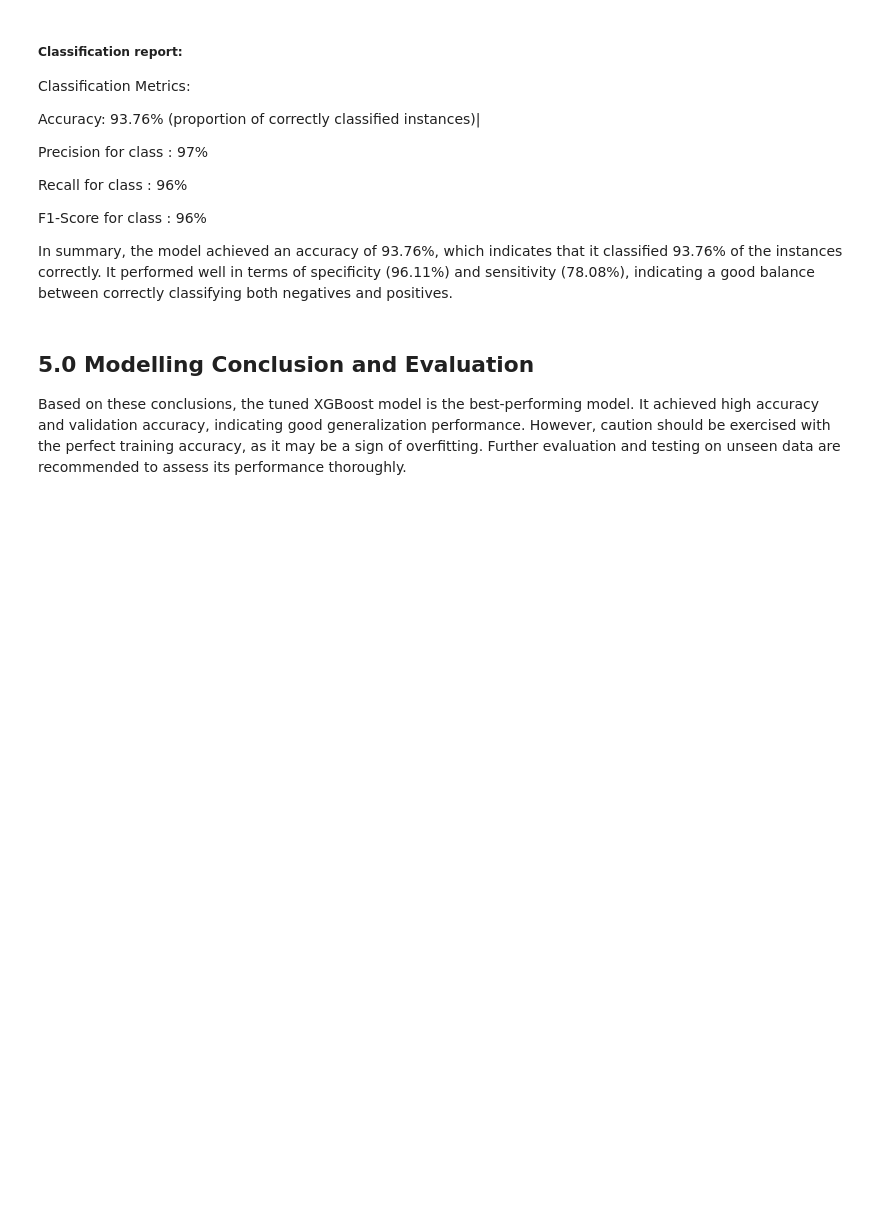
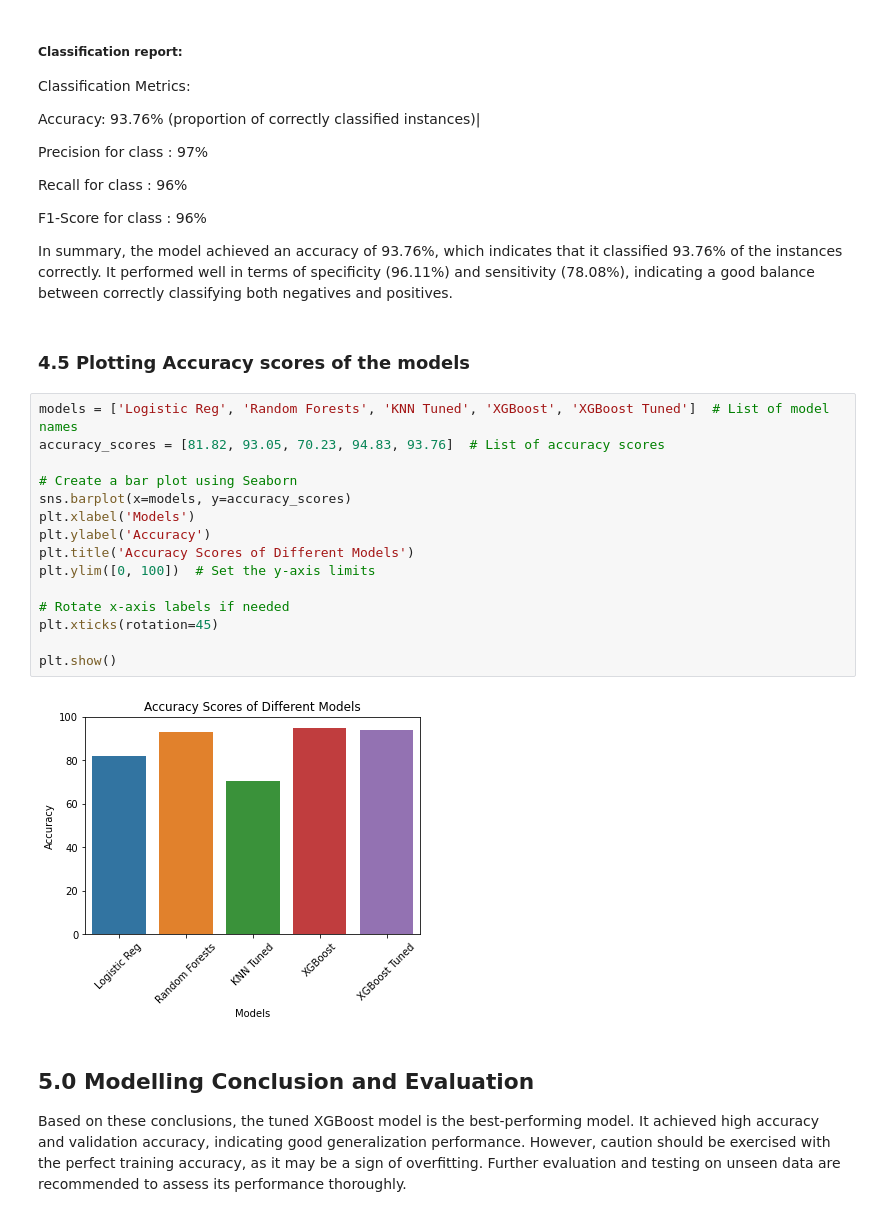
Before and after one commit to Muramati/Churn_prediction_Telecom_Customer, a Jupyter notebook: student.ipynb, the cells around one changed output. Cells and saved outputs as stored; diff of their text form; blank space fills up the shorter version.

```diff
--- a/student.ipynb
+++ b/student.ipynb
@@ -820,6 +820,25 @@ Recall for class : 96%
 F1-Score for class : 96%
 
 In summary, the model achieved an accuracy of 93.76%, which indicates that it classified 93.76% of the instances correctly. It performed well in terms of specificity (96.11%) and sensitivity (78.08%), indicating a good balance between correctly classifying both negatives and positives.
+# %% [markdown]
+### 4.5 Plotting Accuracy scores of the models
+# %%
+models = ['Logistic Reg', 'Random Forests', 'KNN Tuned', 'XGBoost', 'XGBoost Tuned']  # List of model names
+accuracy_scores = [81.82, 93.05, 70.23, 94.83, 93.76]  # List of accuracy scores
+
+# Create a bar plot using Seaborn
+sns.barplot(x=models, y=accuracy_scores)
+plt.xlabel('Models')
+plt.ylabel('Accuracy')
+plt.title('Accuracy Scores of Different Models')
+plt.ylim([0, 100])  # Set the y-axis limits
+
+# Rotate x-axis labels if needed
+plt.xticks(rotation=45)
+
+plt.show()
+# %% [output]
+[figure, added]
 # %% [markdown]
 ## 5.0 Modelling Conclusion and Evaluation
 
```
Also changed, not shown: parts of 2 cells of this notebook.
